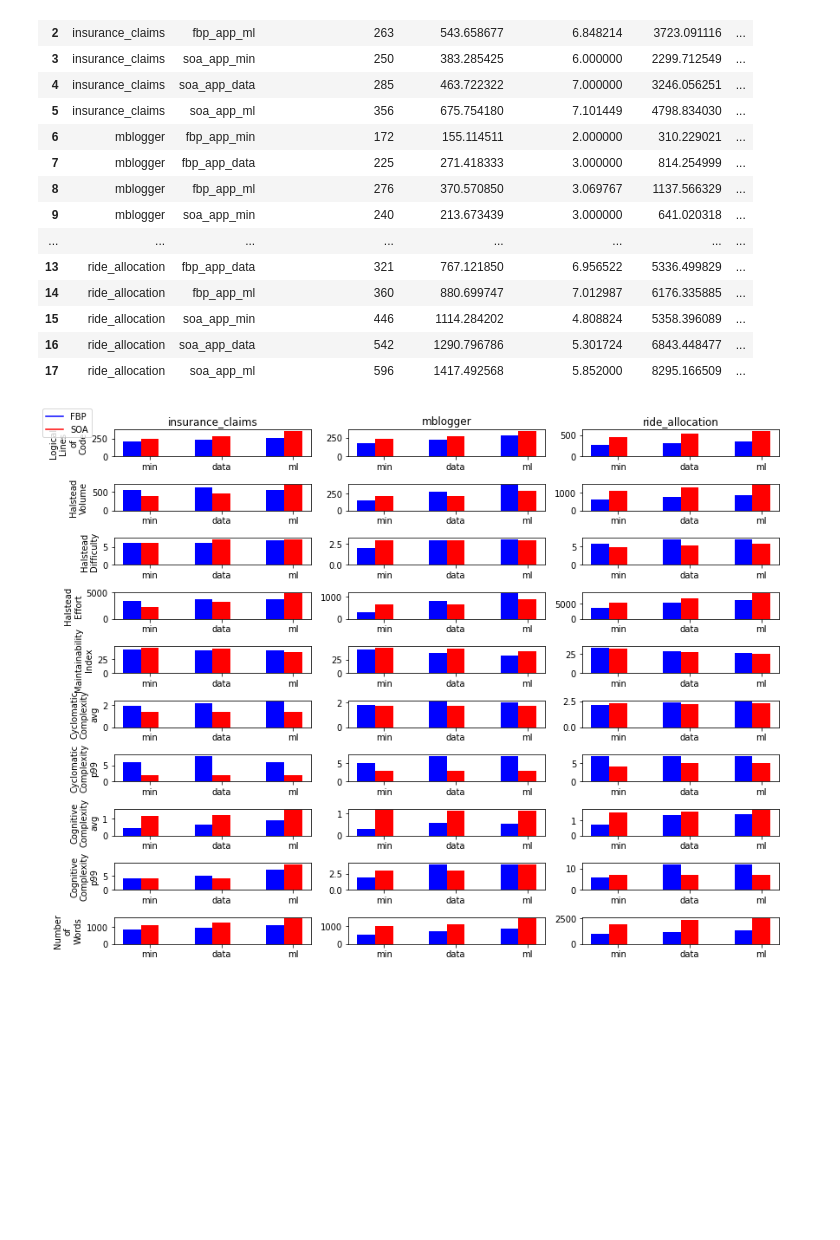
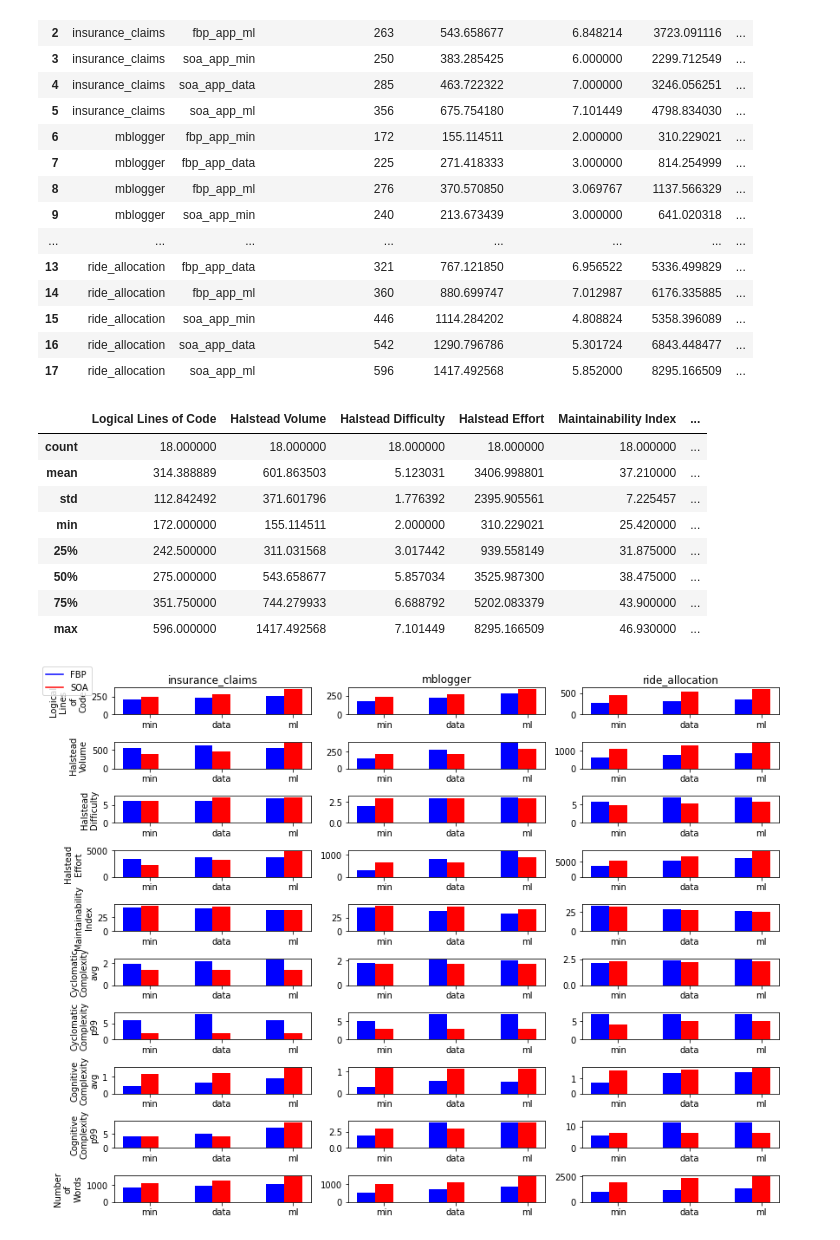
Before and after one commit to mlatcl/fbp-vs-soa, a Jupyter notebook: metrics_analysis.ipynb, the cells around one changed output. Cells and saved outputs as stored; diff of their text form; code cells hidden in the pictures; blank space fills up the shorter version.

```diff
--- a/metrics_analysis.ipynb
+++ b/metrics_analysis.ipynb
@@ -34,6 +35,18 @@ df
 | 15 | ride_allocation | soa_app_min | 446 | 1114.284202 | 4.808824 | 5358.396089 | ... |
 | 16 | ride_allocation | soa_app_data | 542 | 1290.796786 | 5.301724 | 6843.448477 | ... |
 | 17 | ride_allocation | soa_app_ml | 596 | 1417.492568 | 5.852000 | 8295.166509 | ... |
+# %%
+df.describe()
+# %% [output]
+|  | Logical Lines of Code | Halstead Volume | Halstead Difficulty | Halstead Effort | Maintainability Index | ... |
+| count | 18.000000 | 18.000000 | 18.000000 | 18.000000 | 18.000000 | ... |
+| mean | 314.388889 | 601.863503 | 5.123031 | 3406.998801 | 37.210000 | ... |
+| std | 112.842492 | 371.601796 | 1.776392 | 2395.905561 | 7.225457 | ... |
+| min | 172.000000 | 155.114511 | 2.000000 | 310.229021 | 25.420000 | ... |
+| 25% | 242.500000 | 311.031568 | 3.017442 | 939.558149 | 31.875000 | ... |
+| 50% | 275.000000 | 543.658677 | 5.857034 | 3525.987300 | 38.475000 | ... |
+| 75% | 351.750000 | 744.279933 | 6.688792 | 5202.083379 | 43.900000 | ... |
+| max | 596.000000 | 1417.492568 | 7.101449 | 8295.166509 | 46.930000 | ... |
 # %%
 apps = df["App"].unique().tolist()
 metrics = df.columns[2:].tolist()
```
Also changed, not shown: parts of 14 cells of this notebook, 11 other files.
